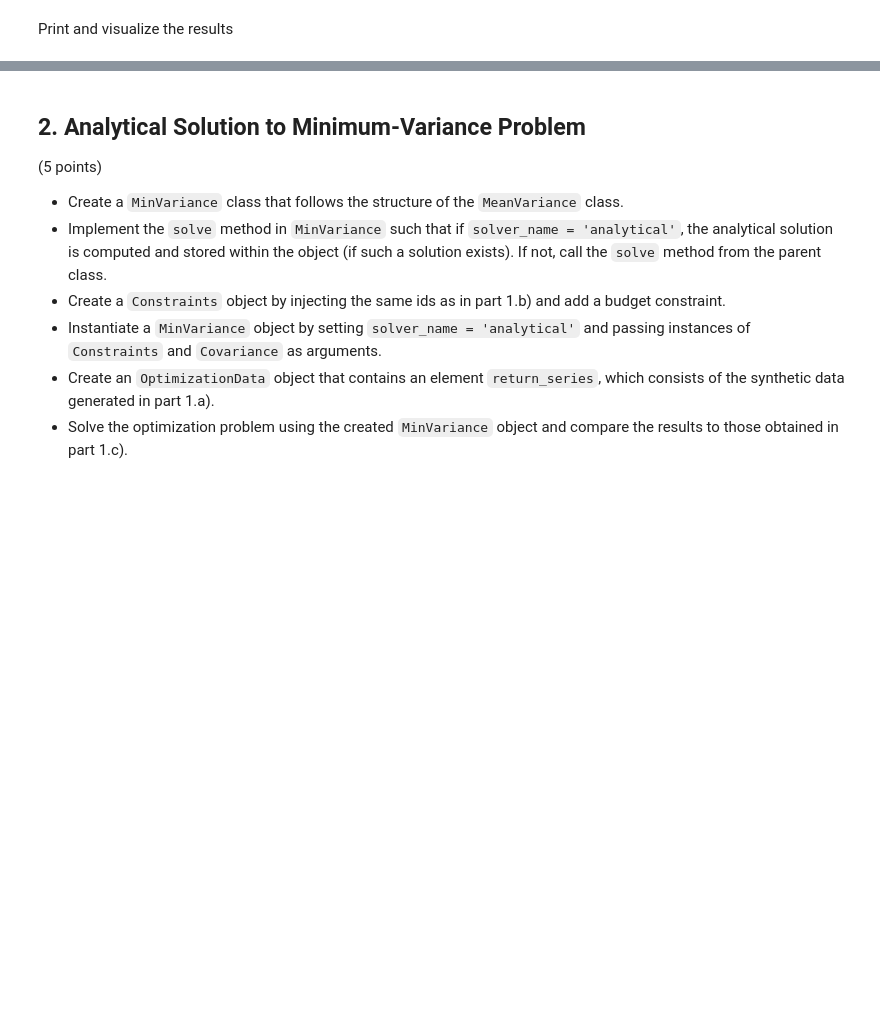
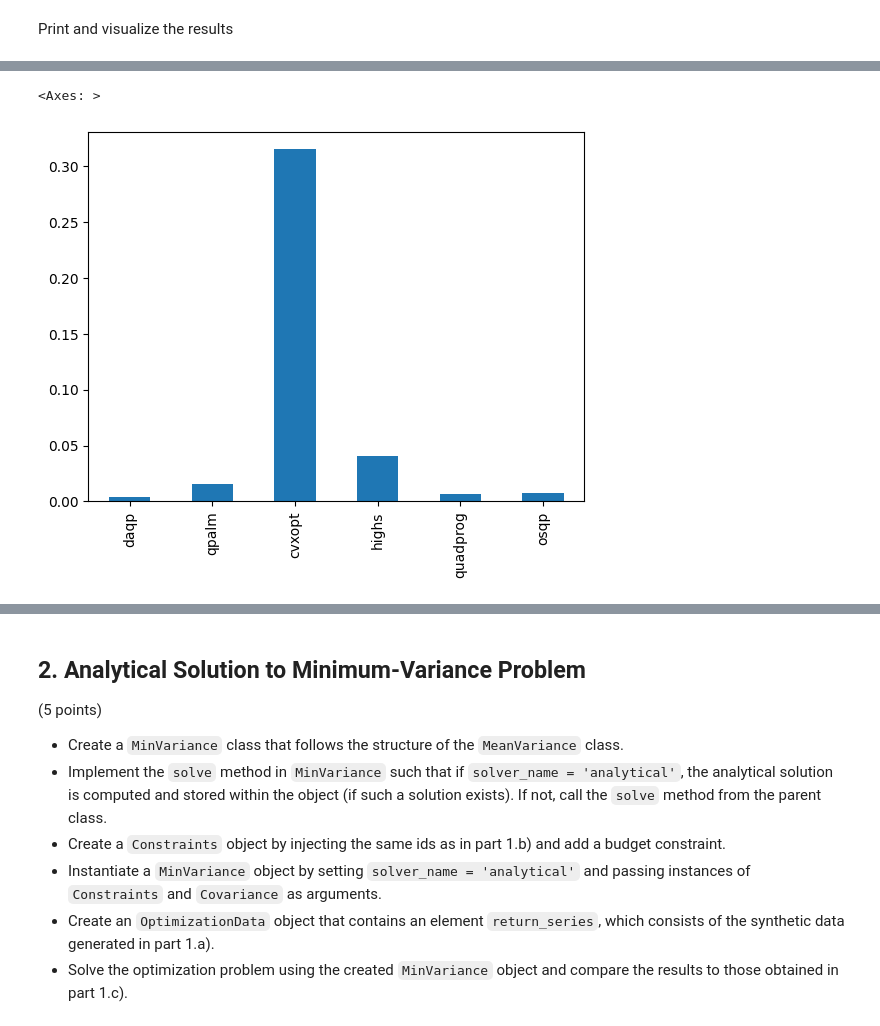
Before and after one commit to N-Kelly/qpmwp-course, a Jupyter notebook: assignments/assignment_1.ipynb, the cells around one changed output, grey strips where cells are left out. Cells and saved outputs as stored; diff of their text form; code cells hidden in the pictures; blank space fills up the shorter version.

```diff
--- a/assignments/assignment_1.ipynb
+++ b/assignments/assignment_1.ipynb
@@ -212,0 +212,5 @@ Results_df
+# %%
+Results_df.loc['runtime'].plot(kind='bar')
+# %% [output]
+<Axes: >
+[figure, added]
```
Also changed, not shown: parts of 8 cells of this notebook.
